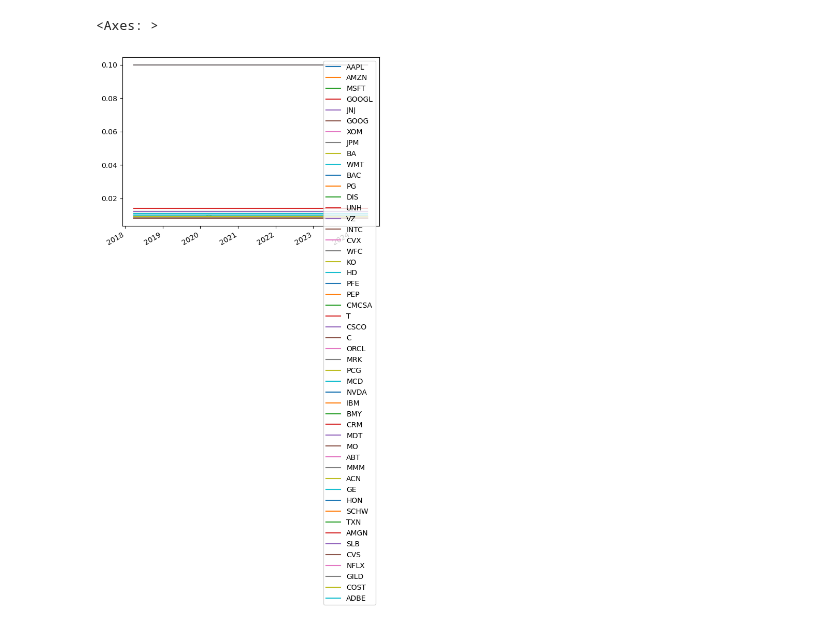
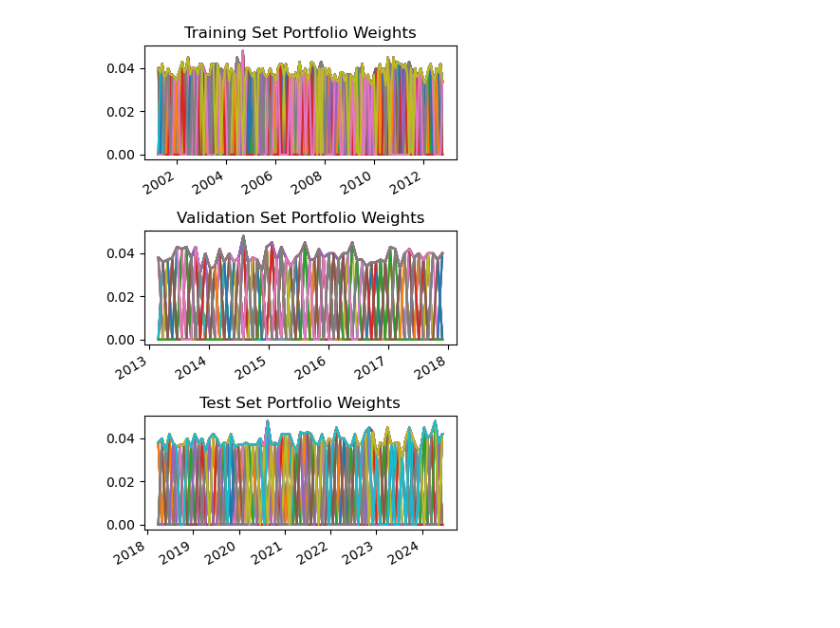
Before and after one commit to ChoiInYeol/ChartPortfolio, a Jupyter notebook: TS_Model/Result/test.ipynb, the cells around one changed output. Saved outputs shown, nothing was run; the diff lists cells and outputs as text; code cells hidden in the pictures.

```diff
--- a/TS_Model/Result/test.ipynb
+++ b/TS_Model/Result/test.ipynb
@@ -54,8 +50,18 @@ train_df.plot(kind='line')
-# %%
-test_df.plot(kind='line')
-# %% [output]
-<Axes: >
-[figure, removed]
+# %%
+fig, (ax1, ax2, ax3) = plt.subplots(3, 1, figsize=(4, 6))
+
+train_df.plot(kind='line', ax=ax1, legend=False)
+ax1.set_title('Training Set Portfolio Weights')
+
+val_df.plot(kind='line', ax=ax2, legend=False)
+ax2.set_title('Validation Set Portfolio Weights')
+
+test_df.plot(kind='line', ax=ax3, legend=False)
+ax3.set_title('Test Set Portfolio Weights')
+
+plt.tight_layout()
+# %% [output]
+[figure, added]
 # %%
 return_path = '../data/filtered_returns.csv'
 return_df = pd.read_csv(return_path, index_col=0)
```
Also changed, not shown: parts of 14 cells of this notebook, 14 other files.
